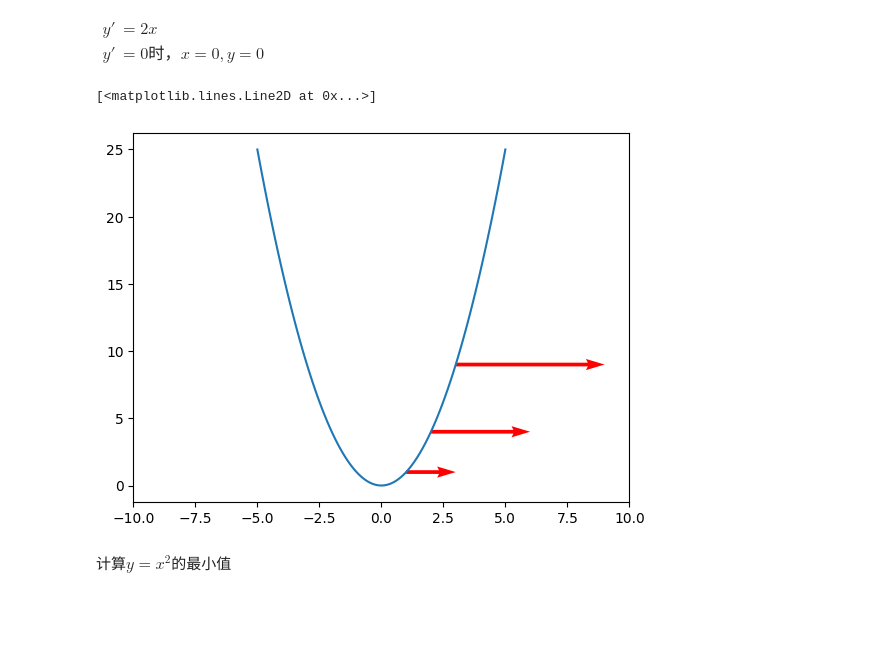
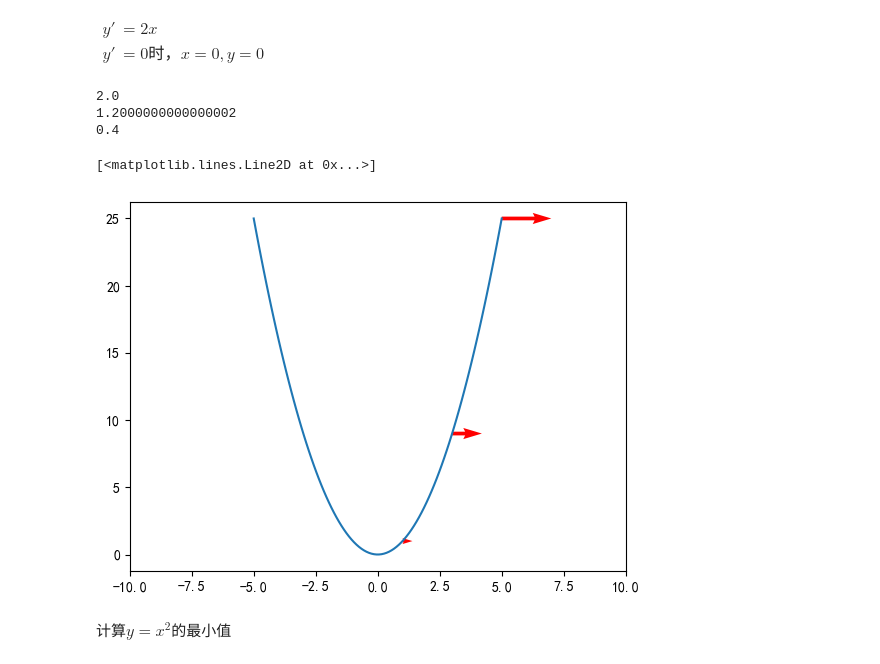
Before and after one commit to QingYuanQu/DNN-Principles-5Lectures, a Jupyter notebook: 前置知识/1-0-0-导数与微分.ipynb, the cells around one changed output. Drawn from its saved outputs; the diff is of its cells as text; code cells hidden in the pictures; blank space fills up the shorter version.

```diff
--- a/前置知识/1-0-0-导数与微分.ipynb
+++ b/前置知识/1-0-0-导数与微分.ipynb
@@ -59,34 +143,41 @@ $
 # %%
 import numpy as np
 import matplotlib.pyplot as plt
 
 ax = plt.gca()
 ax.set_xlim(-10,10)
 x = np.linspace(-5, 5, 100)
 y = x**2
 
 # 原函数
 def f(x):
     return x**2
 
 # 导函数
 def fdx(x):
     return 2*x
 
+eta = 0.2
 # (x0)
-x0 = 3
-fdx0 = fdx(x0)
+x0 = 5
+fdx0 = fdx(x0) *eta
+print(fdx0)
 ax.quiver(x0, f(x0), fdx0, 0, color="r", angles='xy', scale_units='xy', scale=1)
-x1 = 2
-fdx1 = fdx(x1)
+x1 = 3
+fdx1 = fdx(x1) *eta
+print(fdx1)
 ax.quiver(x1, f(x1), fdx1, 0, color="r", angles='xy', scale_units='xy', scale=1)
 x2 = 1
-fdx2 = fdx(x2)
+fdx2 = fdx(x2) *eta
+print(fdx2)
 ax.quiver(x2, f(x2), fdx2, 0, color="r", angles='xy', scale_units='xy', scale=1)
 plt.plot(x,y)
 # %% [output]
-[<matplotlib.lines.Line2D at 0x...>]
+2.0
+1.2000000000000002
+0.4
+[<matplotlib.lines.Line2D at 0x...>]
-[figure, old version]
+[figure, new version]
 # %% [markdown]
 计算$y=x^2$的最小值
 # %% [markdown]
```
Also changed, not shown: parts of 4 cells of this notebook, 3 other files.
